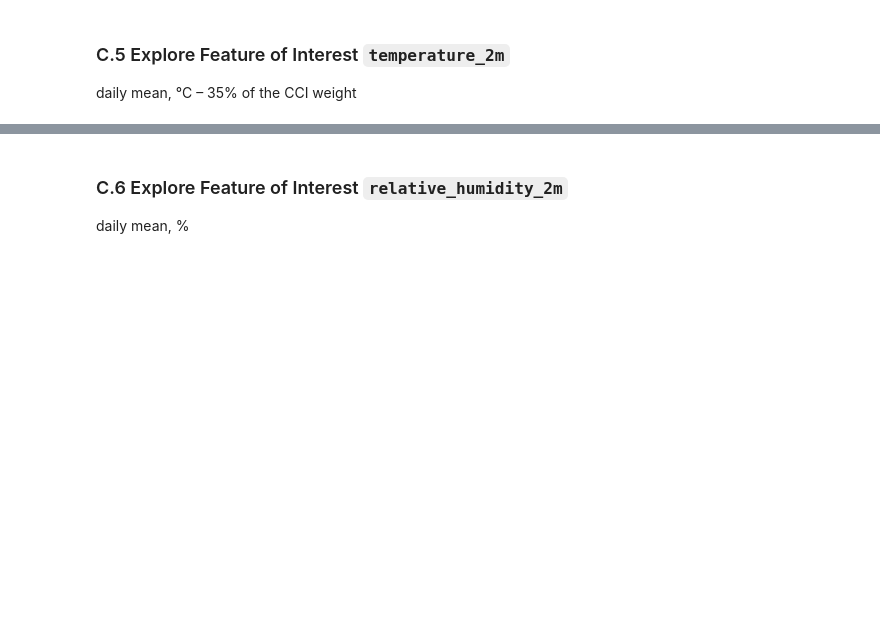
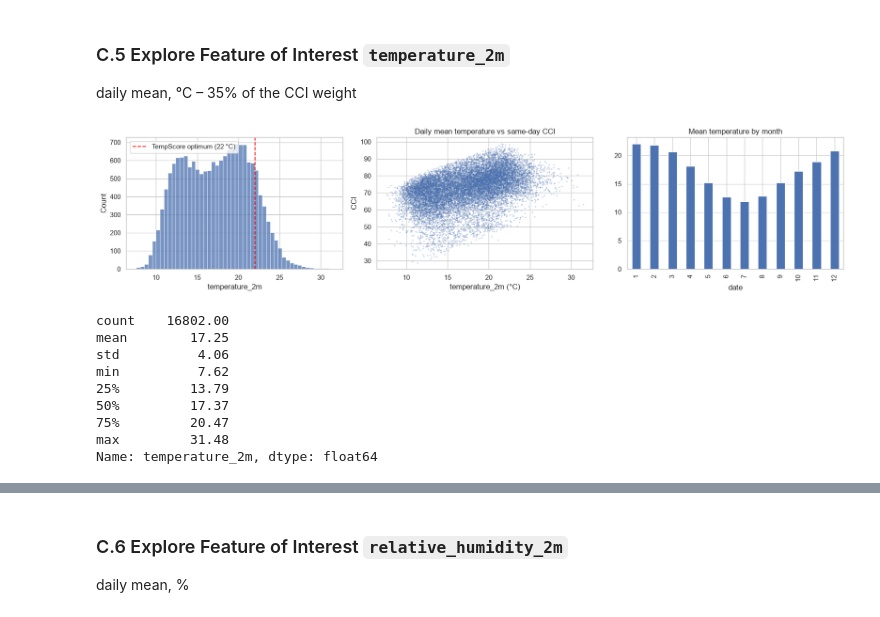
Before and after one commit to Arshh-Mansuri/36120-26SP-AT2-25522436-experiments, a Jupyter notebook: notebooks/comfort_climate/36120-26SP-AT2-25522436-comfort_climate-experiment-1.ipynb, the cells around one changed output, grey strips where cells are left out. Drawn from its saved outputs; the diff is of its cells as text; code cells hidden in the pictures; blank space fills up the shorter version.

```diff
--- a/notebooks/comfort_climate/36120-26SP-AT2-25522436-comfort_climate-experiment-1.ipynb
+++ b/notebooks/comfort_climate/36120-26SP-AT2-25522436-comfort_climate-experiment-1.ipynb
@@ -143,0 +264,21 @@ daily mean, °C – 35% of the CCI weight
+# %%
+# <Student to fill this section>
+fig, axes = plt.subplots(1, 3, figsize=(17, 4))
+sns.histplot(daily_df["temperature_2m"], bins=50, ax=axes[0])
+axes[0].axvline(22, c="red", ls="--", label="TempScore optimum (22 °C)"); axes[0].legend()
+axes[1].scatter(daily_df["temperature_2m"], daily_df["cci"], s=2, alpha=0.2)
+axes[1].set(xlabel="temperature_2m (°C)", ylabel="CCI", title="Daily mean temperature vs same-day CCI")
+daily_df.groupby(daily_df.index.month)["temperature_2m"].mean().plot(kind="bar", ax=axes[2], title="Mean temperature by month")
+plt.tight_layout(); fig.savefig(FIGURES_DIR / "cci_temperature.png", dpi=120); plt.show()
+daily_df["temperature_2m"].describe().round(2)
+# %% [output]
+[figure, added]
+count    16802.00
+mean        17.25
+std          4.06
+min          7.62
+25%         13.79
+50%         17.37
+75%         20.47
+max         31.48
+Name: temperature_2m, dtype: float64
```
Also changed, not shown: parts of 111 cells of this notebook, 34 other files.
